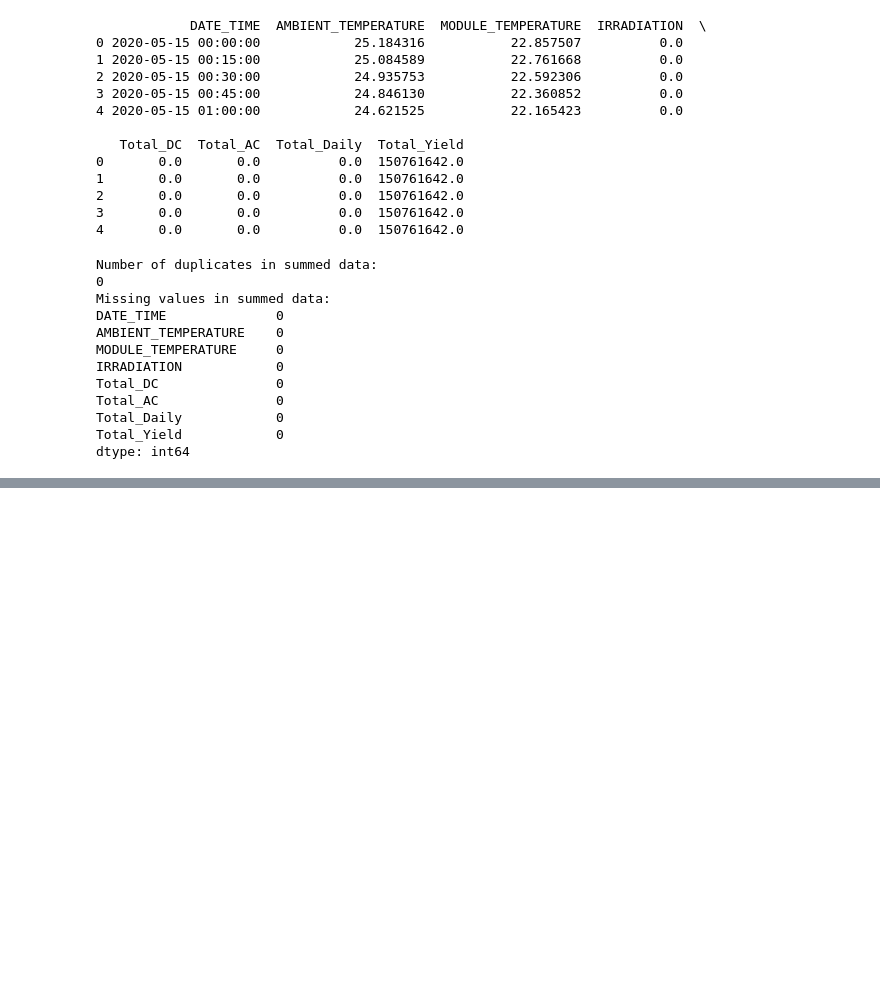
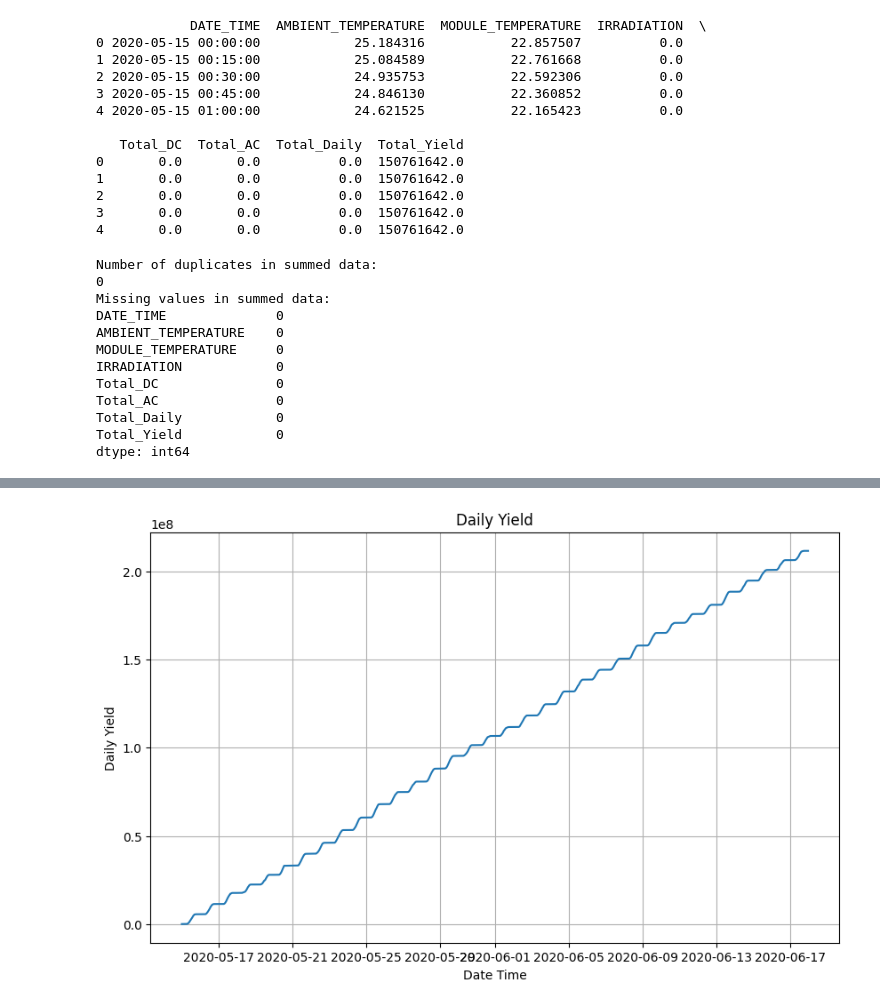
Before and after one commit to FelberPeter/Assigment-4, a Jupyter notebook: Solarpower.ipynb, the cells around one changed output, grey strips where cells are left out. Drawn from its saved outputs; the diff is of its cells as text; code cells hidden in the pictures; blank space fills up the shorter version.

```diff
--- a/Solarpower.ipynb
+++ b/Solarpower.ipynb
@@ -511,0 +534,21 @@ dtype: int64
+# %%
+# calculate the daily yield
+def calculate_total_yield(df):
+    df_copy = df.copy()
+    df_copy['Total_Calculated_yield'] = df_copy['Total_DC'].cumsum()
+    return df_copy
+
+
+
+calculate = calculate_total_yield(df_summed)
+
+# Plot caluclated total yield
+plt.figure(figsize=(10, 6))
+plt.plot(calculate['DATE_TIME'], calculate['Total_Calculated_yield'])
+plt.title('Daily Yield')
+plt.xlabel('Date Time')
+plt.ylabel('Daily Yield')
+plt.grid()
+plt.show()
+# %% [output]
+[figure, added]
```
Also changed, not shown: parts of 5 cells of this notebook.
